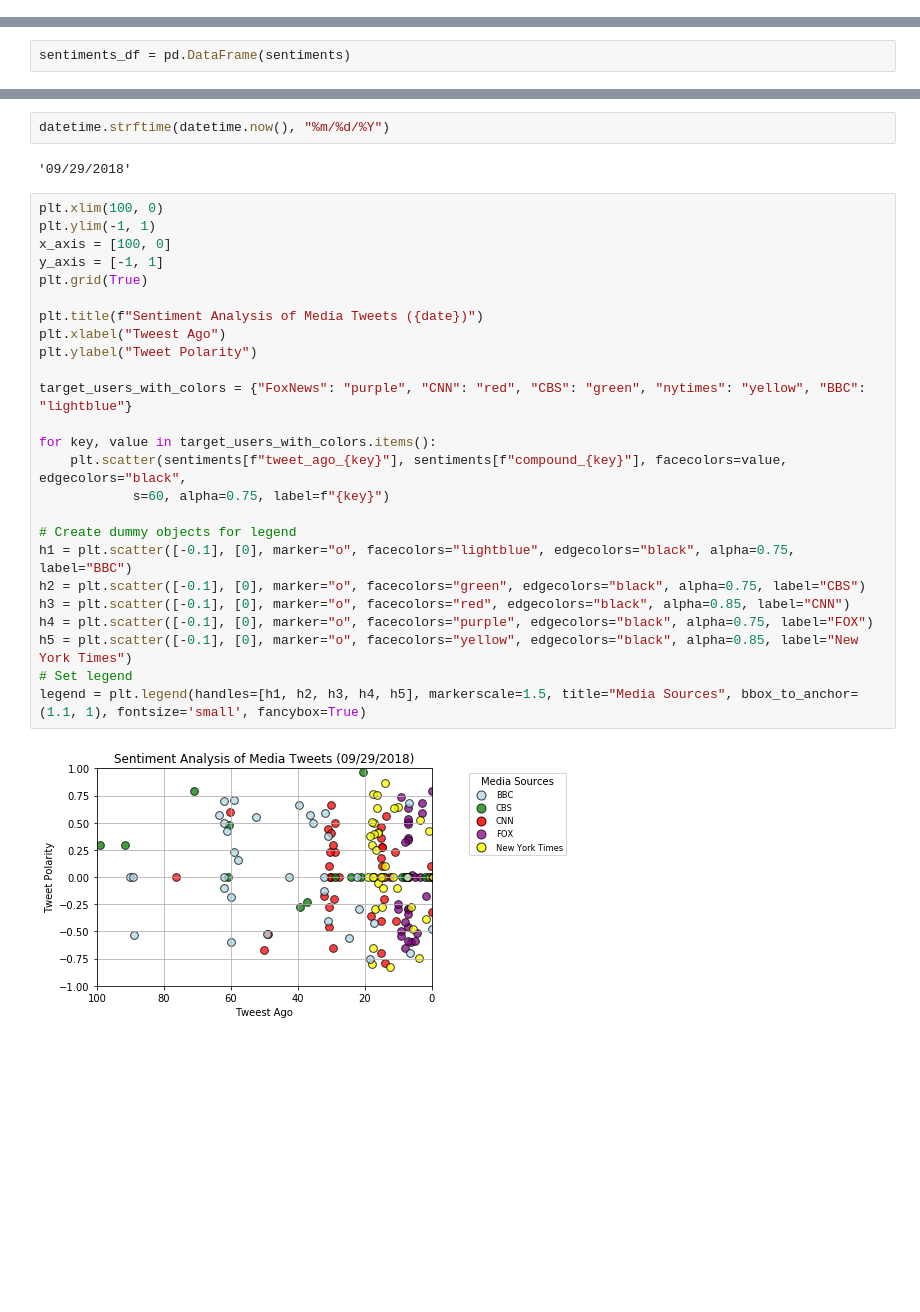
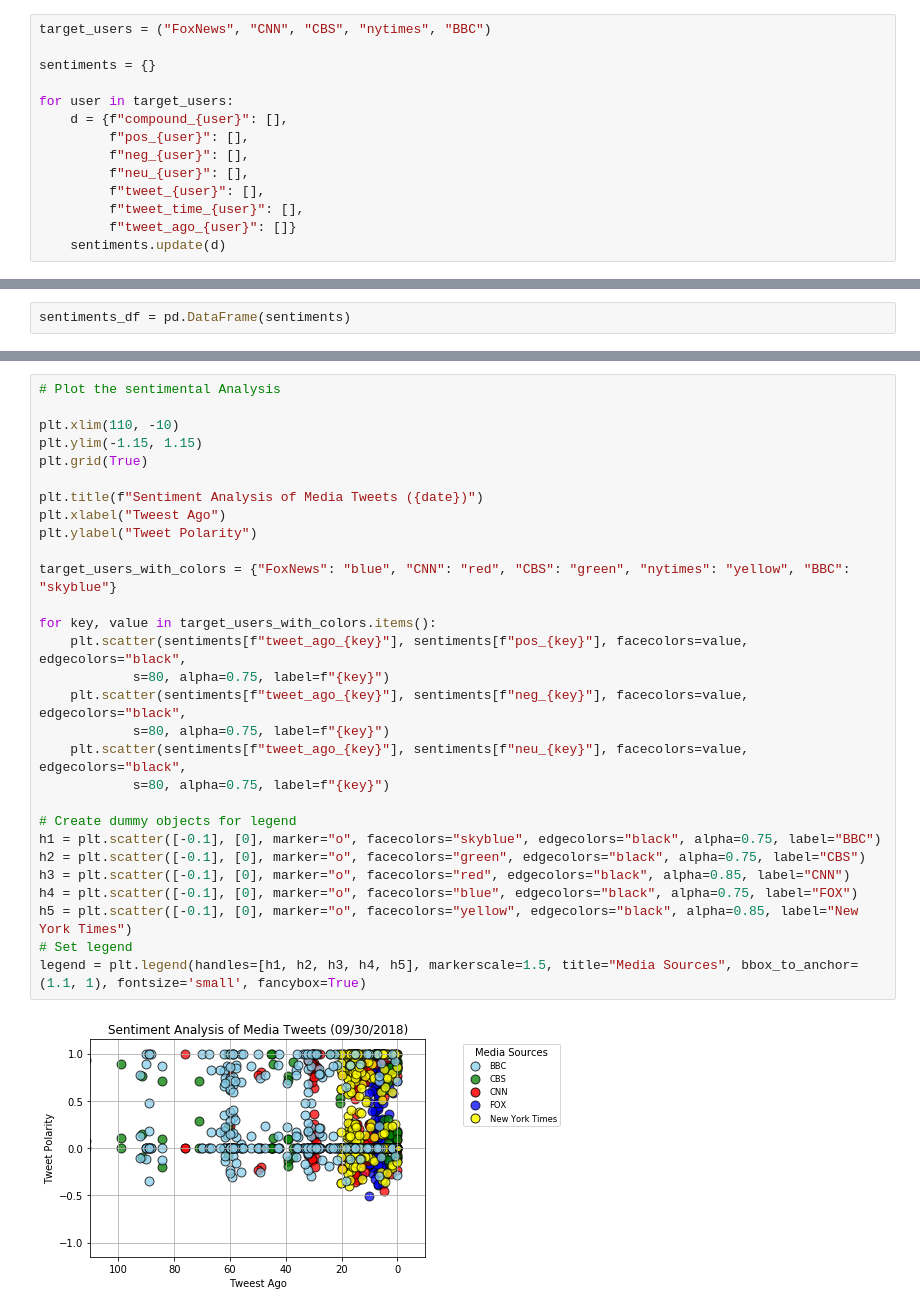
Before and after one commit to clafrance/news-sentiment-analysis, a Jupyter notebook: news_mood.ipynb, the cells around one changed output, grey strips where cells are left out. Drawn from its saved outputs; the diff is of its cells as text; blank space fills up the shorter version.

```diff
--- a/news_mood.ipynb
+++ b/news_mood.ipynb
@@ -25,3 +26,17 @@ auth.set_access_token(access_token, access_token_secret)
 api = tweepy.API(auth, parser=tweepy.parsers.JSONParser())
 # %%
 date = datetime.strftime(datetime.now(), "%m/%d/%Y")
+# %%
+target_users = ("FoxNews", "CNN", "CBS", "nytimes", "BBC")
+
+sentiments = {}
+
+for user in target_users:
+    d = {f"compound_{user}": [],
+         f"pos_{user}": [],
+         f"neg_{user}": [],
+         f"neu_{user}": [],
+         f"tweet_{user}": [],
+         f"tweet_time_{user}": [],
+         f"tweet_ago_{user}": []}
+    sentiments.update(d)
@@ -92,31 +122,31 @@ sentiments_df.shape
-# %%
-datetime.strftime(datetime.now(), "%m/%d/%Y")
-# %% [output]
-'09/29/2018'
 # %%
-plt.xlim(100, 0)
-plt.ylim(-1, 1)
-x_axis = [100, 0]
-y_axis = [-1, 1]
+# Plot the sentimental Analysis
+
+plt.xlim(110, -10)
+plt.ylim(-1.15, 1.15)
 plt.grid(True)
 
 plt.title(f"Sentiment Analysis of Media Tweets ({date})")
 plt.xlabel("Tweest Ago")
 plt.ylabel("Tweet Polarity")
 
-target_users_with_colors = {"FoxNews": "purple", "CNN": "red", "CBS": "green", "nytimes": "yellow", "BBC": "lightblue"}
+target_users_with_colors = {"FoxNews": "blue", "CNN": "red", "CBS": "green", "nytimes": "yellow", "BBC": "skyblue"}
 
 for key, value in target_users_with_colors.items():
-    plt.scatter(sentiments[f"tweet_ago_{key}"], sentiments[f"compound_{key}"], facecolors=value, edgecolors="black",
-            s=60, alpha=0.75, label=f"{key}")
+    plt.scatter(sentiments[f"tweet_ago_{key}"], sentiments[f"pos_{key}"], facecolors=value, edgecolors="black",
+            s=80, alpha=0.75, label=f"{key}")
+    plt.scatter(sentiments[f"tweet_ago_{key}"], sentiments[f"neg_{key}"], facecolors=value, edgecolors="black",
+            s=80, alpha=0.75, label=f"{key}")
+    plt.scatter(sentiments[f"tweet_ago_{key}"], sentiments[f"neu_{key}"], facecolors=value, edgecolors="black",
+            s=80, alpha=0.75, label=f"{key}")
 
 # Create dummy objects for legend
-h1 = plt.scatter([-0.1], [0], marker="o", facecolors="lightblue", edgecolors="black", alpha=0.75, label="BBC")
+h1 = plt.scatter([-0.1], [0], marker="o", facecolors="skyblue", edgecolors="black", alpha=0.75, label="BBC")
 h2 = plt.scatter([-0.1], [0], marker="o", facecolors="green", edgecolors="black", alpha=0.75, label="CBS")
 h3 = plt.scatter([-0.1], [0], marker="o", facecolors="red", edgecolors="black", alpha=0.85, label="CNN")
-h4 = plt.scatter([-0.1], [0], marker="o", facecolors="purple", edgecolors="black", alpha=0.75, label="FOX")
+h4 = plt.scatter([-0.1], [0], marker="o", facecolors="blue", edgecolors="black", alpha=0.75, label="FOX")
 h5 = plt.scatter([-0.1], [0], marker="o", facecolors="yellow", edgecolors="black", alpha=0.85, label="New York Times")
 # Set legend
 legend = plt.legend(handles=[h1, h2, h3, h4, h5], markerscale=1.5, title="Media Sources", bbox_to_anchor=(1.1, 1), fontsize='small', fancybox=True)
 # %% [output]
-[figure, old version]
+[figure, new version]
```
Also changed, not shown: parts of 8 cells of this notebook, 3 other files.
